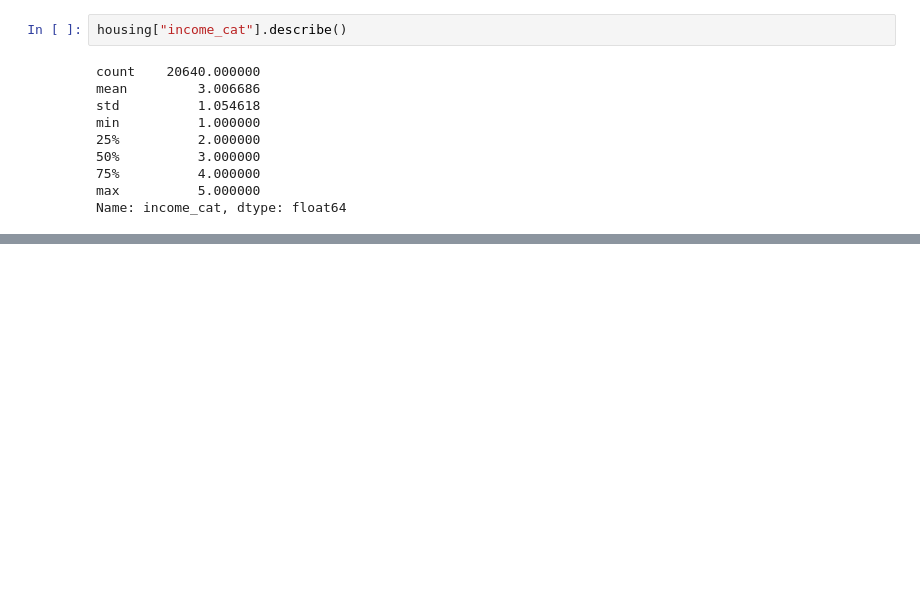
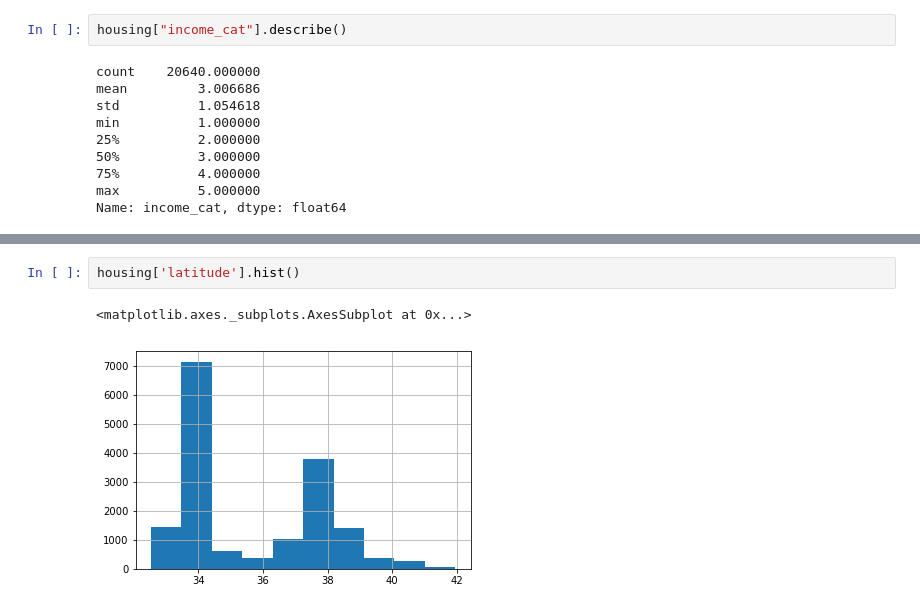
Before and after one commit to anandsaha/handson-ml-book-exercises, a Jupyter notebook: Hands On ML - Chapter 02.ipynb, the cells around one changed output, grey strips where cells are left out. Cells and saved outputs as stored; diff of their text form; blank space fills up the shorter version.

```diff
--- a/Hands On ML - Chapter 02.ipynb
+++ b/Hands On ML - Chapter 02.ipynb
@@ -199,0 +210,5 @@ i['index']
+# %%
+housing['latitude'].hist()
+# %% [output]
+<matplotlib.axes._subplots.AxesSubplot at 0x...>
+[figure, added]
```
Also changed, not shown: parts of 53 cells of this notebook, 2 other files.
